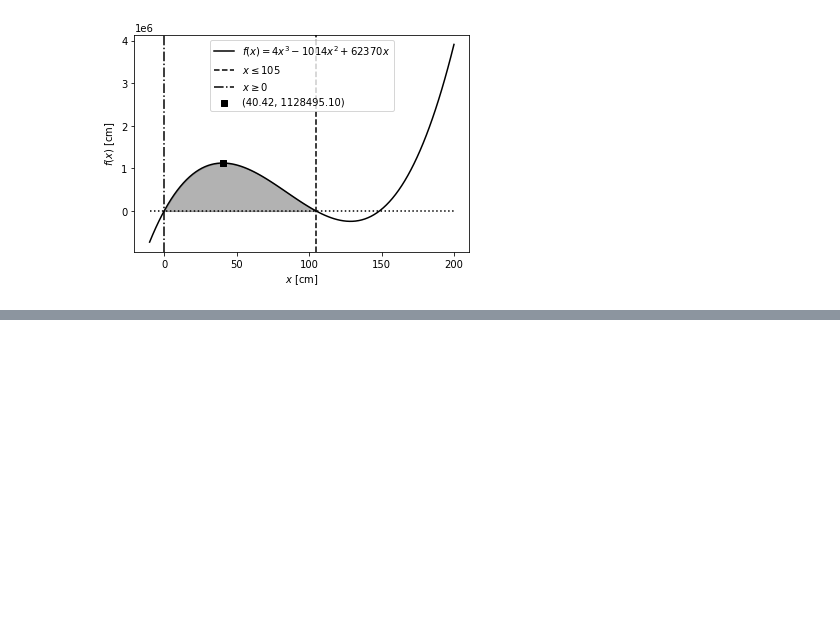
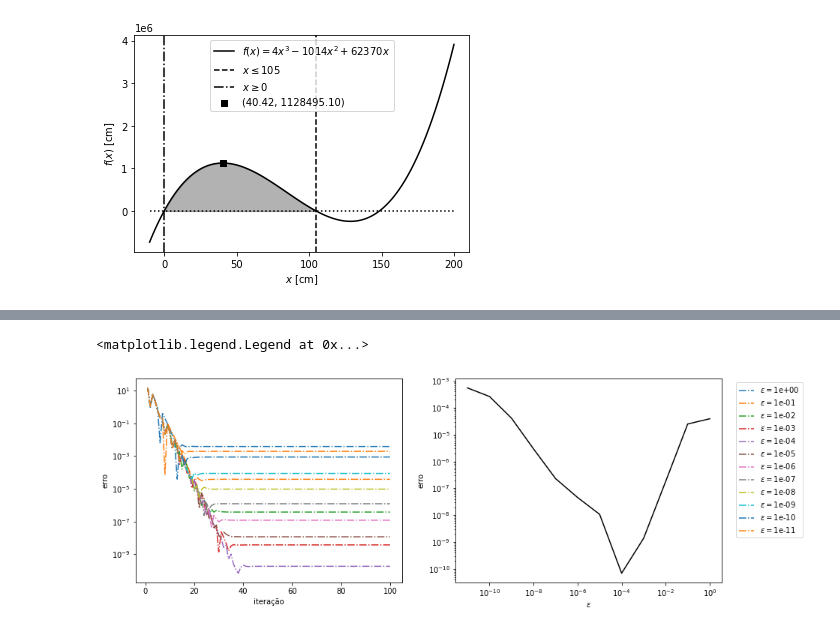
Before and after one commit to properallan/ENE300, a Jupyter notebook: tarefas/trabalho_1/trabalho_1_entrega.ipynb, the cells around one changed output, grey strips where cells are left out. Saved outputs shown, nothing was run; the diff lists cells and outputs as text; code cells hidden in the pictures; blank space fills up the shorter version.

```diff
--- a/tarefas/trabalho_1/trabalho_1_entrega.ipynb
+++ b/tarefas/trabalho_1/trabalho_1_entrega.ipynb
@@ -49,6 +49,8 @@ A função `f(x)` é a implementação direta da função objetivo $f(x)$.
 # %%
 def f(x):
     return 4*x**3-1014*x**2+62370*x
+
+x_opt_a = 169/2 - np.sqrt(7771)/2
 # %% [markdown]
 Define-se um domínio discreto para a função $f$, como a função $f$ está definida em todo o domínio dos números reais, o domínio foi arbitrariamente escolhido no intervalo $-10 ≤ x ≤ 200$.
 # %%
@@ -116,14 +118,15 @@ $$
 
 , ou uma quantidade de iterações máxima fixada. Note $\epsilon$ não pode ser tão pequeno a pondo de erros de arredodamento tornarem o valor da função $f$ igual para $x_1$ e $x_2$.
 # %%
-def dichotomous_search(f, a, b, epsilon, objective='minimize', itmax=0):
+def dichotomous_search(f, a, b, epsilon, objective='minimize', itmax=100, prompt=False):
     if objective == 'maximize':
       f_ = f
       f = lambda x: -f_(x)
 
-    print(f"{'it':<6}{'a':>10}{'b':>10}{'error':>10}{'x1':>10}{'x2':>10}{'f_x1':>16}{'f_x2':>16}")
+    if prompt: print(f"{'it':<6}{'a':>10}{'b':>10}{'error':>10}{'x1':>10}{'x2':>10}{'f_x1':>16}{'f_x2':>16}")
     it = 0
     error = epsilon*100.0
+    x_hist=[]
     while (error >= epsilon*10.0 and itmax == 0) or (itmax > 0 and it < itmax):
         x1 = (a + b)/2.0 - epsilon
         x2 = (a + b)/2.0 + epsilon
@@ -137,10 +140,11 @@ def dichotomous_search(f, a, b, epsilon, objective='minimize', itmax=0):
         it += 1
         error = abs(a-b)
 
-        print(f"{it:<6d}{a:>10.4f}{b:>10.4f}{error:>10.4f}{x1:>10.4f}{x2:>10.4f}{f_x1:>16.4f}{f_x2:>16.4f}")
+        if prompt: print(f"{it:<6d}{a:>10.4f}{b:>10.4f}{error:>10.4f}{x1:>10.4f}{x2:>10.4f}{f_x1:>16.4f}{f_x2:>16.4f}")
         x_opt = (a + b) / 2.0
-    print(f"x: {x_opt}")
+        x_hist.append(x_opt)
+    if prompt: print(f"x_opt: {x_opt}")
 
-    return x_opt
+    return x_opt, np.array(x_hist)
 # %%
-x_opt_ds = dichotomous_search(f, a=0.0, b=105.0 , epsilon=0.001, objective='maximize')
+x_opt_ds, x_hist_ds = dichotomous_search(f, a=0.0, b=105.0 , epsilon=1e-10, objective='maximize', itmax=0)
@@ -222,0 +284,27 @@ Iteration 4: x = 40.42336219719113, f(x) = 1128495.1047312552
+# %%
+fig = plt.figure(figsize=(14,5))
+ax1 = plt.subplot(121)
+
+errors = []
+for eps in np.logspace(0, -11, 12):
+  x_opt_ds, x_hist_ds = dichotomous_search(f, a=0.0, b=105.0 , epsilon=eps, objective='maximize', itmax=100)
+  error_ds = abs(x_hist_ds - x_opt_a)
+  plt.plot(it, error_ds, ls='-.', label=rf"$\epsilon=${eps:1.0e}")
+
+  errors.append(np.min(error_ds))
+
+plt.ylabel('erro')
+plt.xlabel('iteração')
+plt.yscale('log')
+
+ax2 = plt.subplot(122)
+plt.plot(np.logspace(0, -11, 12), errors, color='k')
+plt.ylabel('erro')
+plt.xlabel(r'$\epsilon$')
+plt.yscale('log')
+plt.xscale('log')
+
+ax1.legend(bbox_to_anchor=(2.24, 1), loc="upper left")
+# %% [output]
+<matplotlib.legend.Legend at 0x...>
+[figure, added]
```
Also changed, not shown: parts of 17 cells of this notebook.
